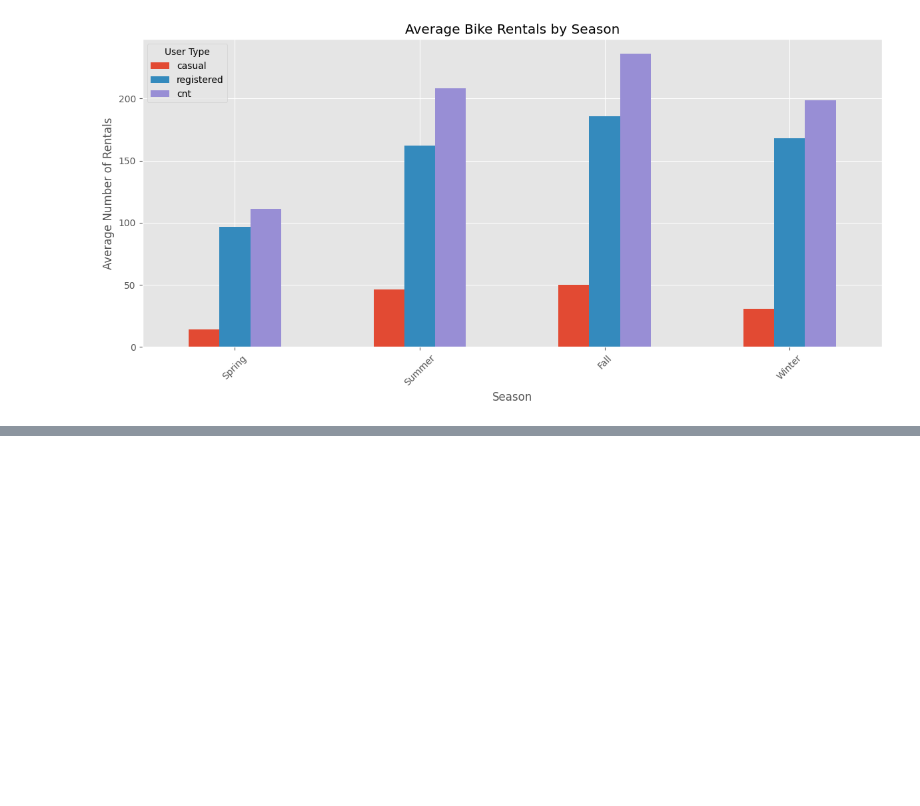
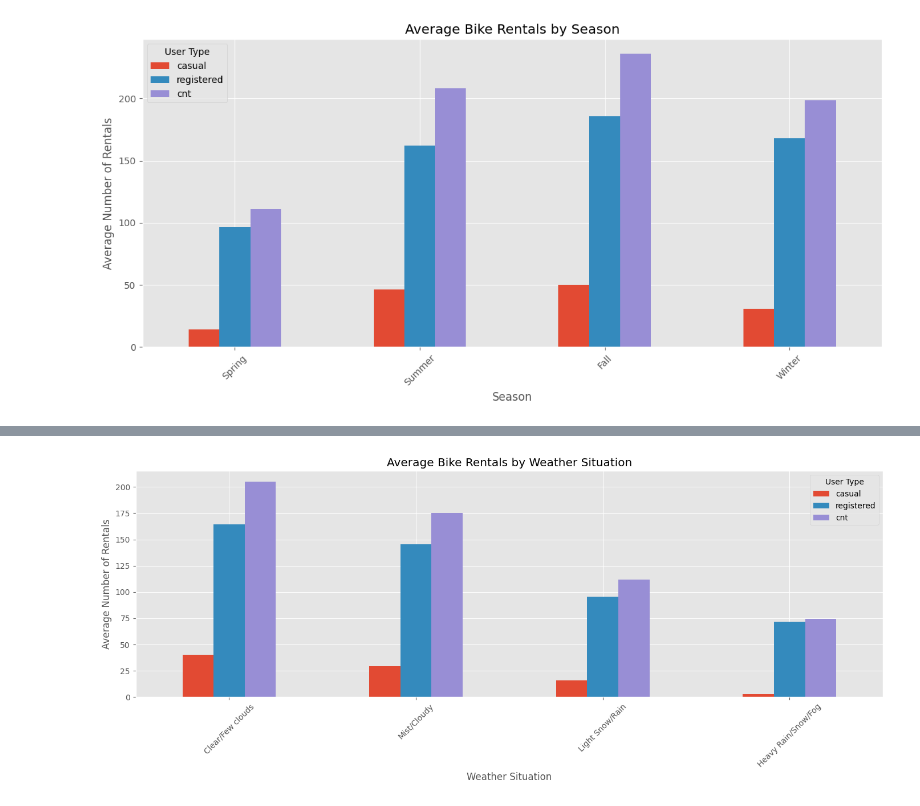
Before and after one commit to boris-gans/ML-fundamentals-2025, a Jupyter notebook: assignment_2/assignment_2_boris_gans.ipynb, the cells around one changed output, grey strips where cells are left out. Saved outputs shown, nothing was run; the diff lists cells and outputs as text; code cells hidden in the pictures; blank space fills up the shorter version.

```diff
--- a/assignment_2/assignment_2_boris_gans.ipynb
+++ b/assignment_2/assignment_2_boris_gans.ipynb
@@ -197,0 +250,83 @@ plt.show()
+# %%
+# WEATHER TYPE ANALYSIS
+weather_data = data.groupby('weathersit')[['casual', 'registered', 'cnt']].mean()
+weather_desc = {
+    1: 'Clear/Few clouds',
+    2: 'Mist/Cloudy',
+    3: 'Light Snow/Rain',
+    4: 'Heavy Rain/Snow/Fog'
+}
+weather_data.index = [weather_desc[i] for i in weather_data.index]
+
+plt.figure(figsize=(14, 6))
+weather_data.plot(kind='bar', ax=plt.gca())
+plt.xlabel('Weather Situation')
+plt.ylabel('Average Number of Rentals')
+plt.title('Average Bike Rentals by Weather Situation')
+plt.legend(title='User Type')
+plt.xticks(rotation=45)
+plt.tight_layout()
+plt.show()
+
+
+# TEMPERATURE ANALYSIS
+fig, axes = plt.subplots(1, 3, figsize=(18, 5))
+sns.scatterplot(x='temp', y='casual', data=data, alpha=0.3, ax=axes[0])
+axes[0].set_xlabel('Normalized Temperature')
+axes[0].set_ylabel('Casual Rentals')
+axes[0].set_title('Casual Rentals vs. Temperature')
+
+sns.scatterplot(x='temp', y='registered', data=data, alpha=0.3, ax=axes[1])
+axes[1].set_xlabel('Normalized Temperature')
+axes[1].set_ylabel('Registered Rentals')
+axes[1].set_title('Registered Rentals vs. Temperature')
+
+sns.scatterplot(x='temp', y='cnt', data=data, alpha=0.3, ax=axes[2])
+axes[2].set_xlabel('Normalized Temperature')
+axes[2].set_ylabel('Total Rentals')
+axes[2].set_title('Total Rentals vs. Temperature')
+
+plt.tight_layout()
+plt.show()
+
+# HUMIDITY ANALYSIS
+fig, axes = plt.subplots(1, 3, figsize=(18, 5))
+sns.scatterplot(x='hum', y='casual', data=data, alpha=0.3, ax=axes[0])
+axes[0].set_xlabel('Normalized Humidity')
+axes[0].set_ylabel('Casual Rentals')
+axes[0].set_title('Casual Rentals vs. Humidity')
+
+sns.scatterplot(x='hum', y='registered', data=data, alpha=0.3, ax=axes[1])
+axes[1].set_xlabel('Normalized Humidity')
+axes[1].set_ylabel('Registered Rentals')
+axes[1].set_title('Registered Rentals vs. Humidity')
+
+sns.scatterplot(x='hum', y='cnt', data=data, alpha=0.3, ax=axes[2])
+axes[2].set_xlabel('Normalized Humidity')
+axes[2].set_ylabel('Total Rentals')
+axes[2].set_title('Total Rentals vs. Humidity')
+
+plt.tight_layout()
+plt.show()
+
+# WIND SPEED ANALYSIS
+fig, axes = plt.subplots(1, 3, figsize=(18, 5))
+sns.scatterplot(x='windspeed', y='casual', data=data, alpha=0.3, ax=axes[0])
+axes[0].set_xlabel('Normalized Wind Speed')
+axes[0].set_ylabel('Casual Rentals')
+axes[0].set_title('Casual Rentals vs. Wind Speed')
+
+sns.scatterplot(x='windspeed', y='registered', data=data, alpha=0.3, ax=axes[1])
+axes[1].set_xlabel('Normalized Wind Speed')
+axes[1].set_ylabel('Registered Rentals')
+axes[1].set_title('Registered Rentals vs. Wind Speed')
+
+sns.scatterplot(x='windspeed', y='cnt', data=data, alpha=0.3, ax=axes[2])
+axes[2].set_xlabel('Normalized Wind Speed')
+axes[2].set_ylabel('Total Rentals')
+axes[2].set_title('Total Rentals vs. Wind Speed')
+
+plt.tight_layout()
+plt.show()
+# %% [output]
+[figure, added]
```
Also changed, not shown: parts of 5 cells of this notebook.
